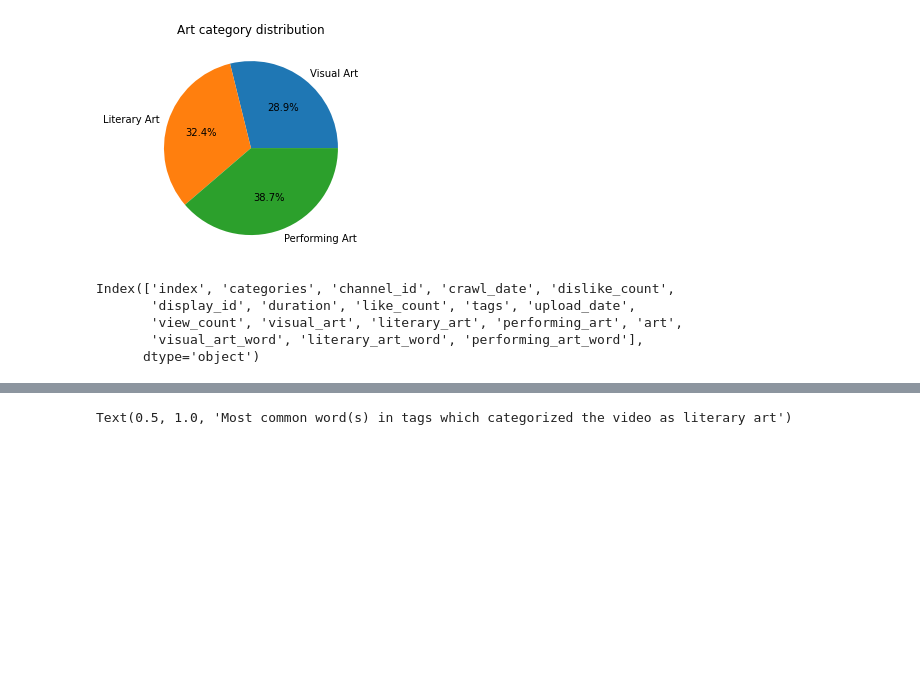
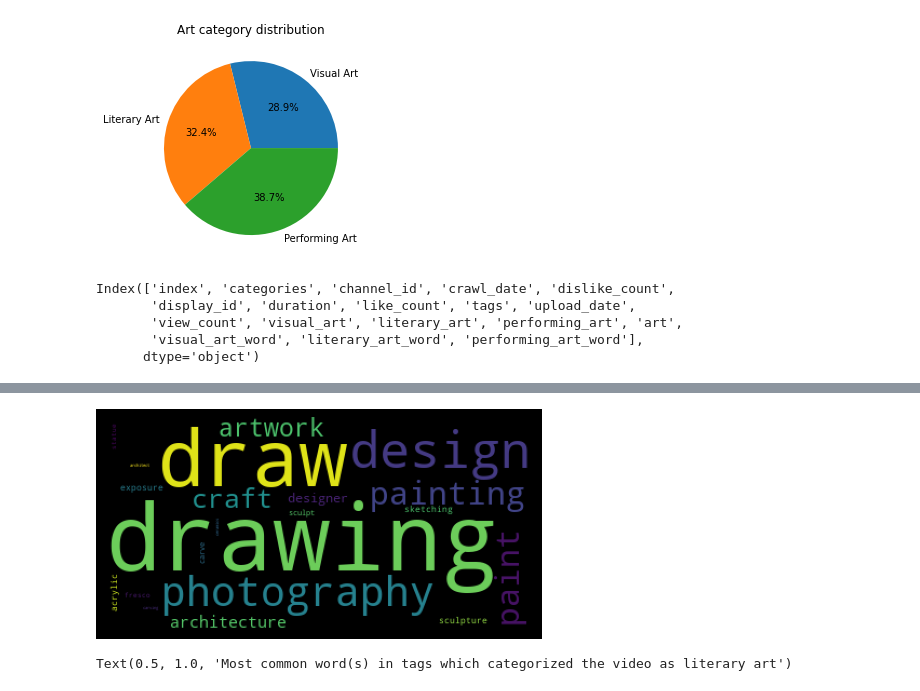
Before and after one commit to epfl-ada/ada-2022-project-geksada, a Jupyter notebook: preliminary_analysis.ipynb, the cells around one changed output, grey strips where cells are left out. Drawn from its saved outputs; the diff is of its cells as text; code cells hidden in the pictures; blank space fills up the shorter version.

```diff
--- a/preliminary_analysis.ipynb
+++ b/preliminary_analysis.ipynb
@@ -187 +187,14 @@ Text(0.5, 1.0, 'Most common word(s) in tags which categorized the video as visua
+# %%
+list_vis = []
+list_sth=[list_vis.extend(x) for x in df_art.loc[df_art.visual_art == 1].visual_art_word]
+visual_string=(" ").join(list_vis)
+
+wordcloud = WordCloud(collocations=False).generate(visual_string)
+plt.figure(facecolor='k')
+plt.imshow(wordcloud)
+plt.axis("off")
+plt.tight_layout(pad=0)
+plt.show()
+# %% [output]
+[figure, added]
 # %%
```
Also changed, not shown: parts of 8 cells of this notebook.
